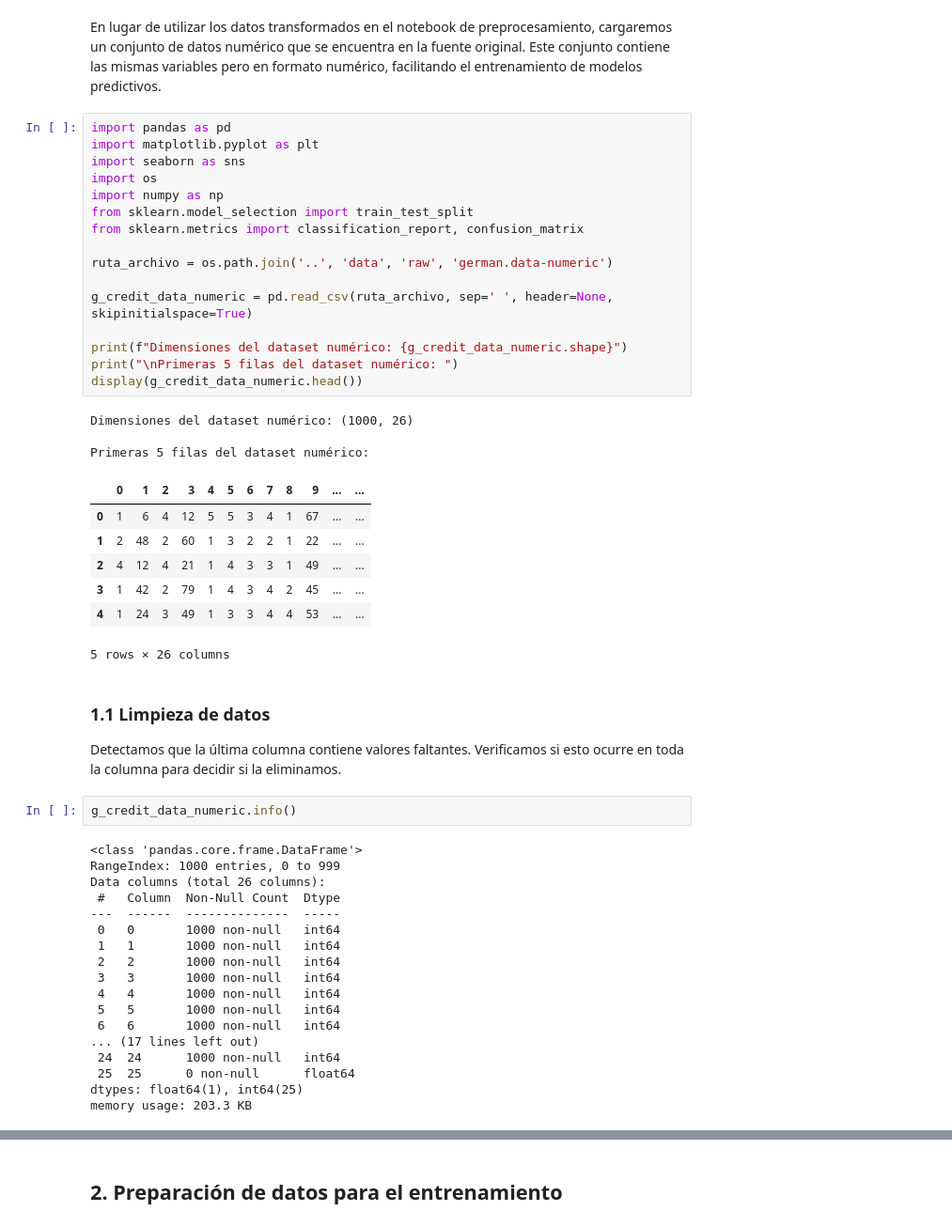
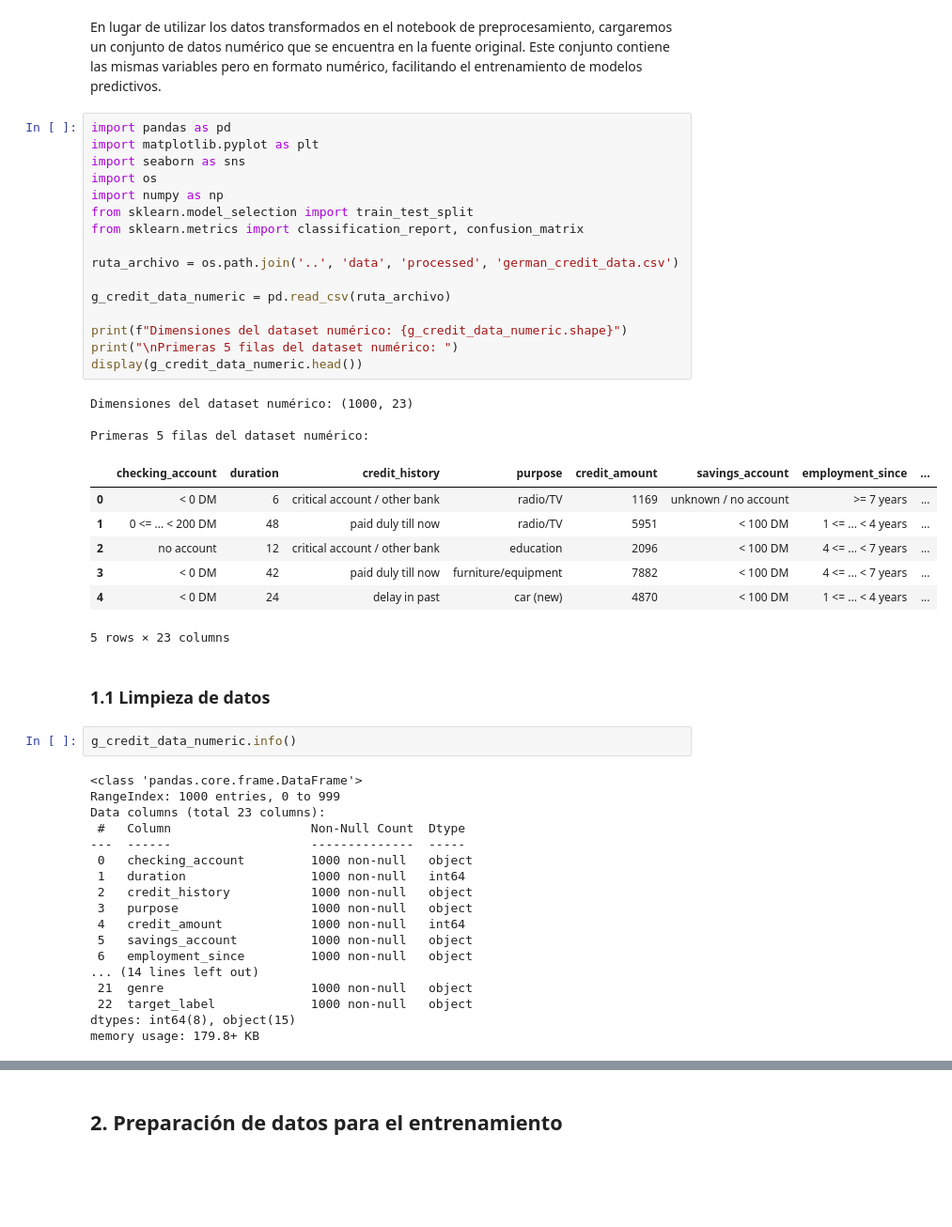
Before and after one commit to Gerardo1909/tpfinal_equidad, a Jupyter notebook: tp_final_fairness_ML/notebooks/03_primer_modelo.ipynb, the cells around one changed output, grey strips where cells are left out. Shown at 94% size. Cells and saved outputs as stored; diff of their text form; blank space fills up the shorter version.

Commit message:
Se descarta el modelo numerico y se usa el procesado con OneHotEncoding

```diff
--- a/tp_final_fairness_ML/notebooks/03_primer_modelo.ipynb
+++ b/tp_final_fairness_ML/notebooks/03_primer_modelo.ipynb
@@ -20,52 +20,49 @@ el entrenamiento de modelos predictivos.
 # %%
 import pandas as pd
 import matplotlib.pyplot as plt
 import seaborn as sns
 import os
 import numpy as np
 from sklearn.model_selection import train_test_split
 from sklearn.metrics import classification_report, confusion_matrix
 
-ruta_archivo = os.path.join('..', 'data', 'raw', 'german.data-numeric')
+ruta_archivo = os.path.join('..', 'data', 'processed', 'german_credit_data.csv')
 
-g_credit_data_numeric = pd.read_csv(ruta_archivo, sep=' ', header=None, skipinitialspace=True)
+g_credit_data_numeric = pd.read_csv(ruta_archivo)
 
 print(f"Dimensiones del dataset numérico: {g_credit_data_numeric.shape}")
 print("\nPrimeras 5 filas del dataset numérico: ")
 display(g_credit_data_numeric.head())
 # %% [output]
-Dimensiones del dataset numérico: (1000, 26)
+Dimensiones del dataset numérico: (1000, 23)
 
 Primeras 5 filas del dataset numérico:
-|  | 0 | 1 | 2 | 3 | 4 | 5 | 6 | 7 | 8 | 9 | ... | ... |
-| 0 | 1 | 6 | 4 | 12 | 5 | 5 | 3 | 4 | 1 | 67 | ... | ... |
-| 1 | 2 | 48 | 2 | 60 | 1 | 3 | 2 | 2 | 1 | 22 | ... | ... |
-| 2 | 4 | 12 | 4 | 21 | 1 | 4 | 3 | 3 | 1 | 49 | ... | ... |
-| 3 | 1 | 42 | 2 | 79 | 1 | 4 | 3 | 4 | 2 | 45 | ... | ... |
-| 4 | 1 | 24 | 3 | 49 | 1 | 3 | 3 | 4 | 4 | 53 | ... | ... |
+|  | checking_account | duration | credit_history | purpose | credit_amount | savings_account | employment_since | ... |
+| 0 | < 0 DM | 6 | critical account / other bank | radio/TV | 1169 | unknown / no account | >= 7 years | ... |
+| 1 | 0 <= ... < 200 DM | 48 | paid duly till now | radio/TV | 5951 | < 100 DM | 1 <= ... < 4 years | ... |
+| 2 | no account | 12 | critical account / other bank | education | 2096 | < 100 DM | 4 <= ... < 7 years | ... |
+| 3 | < 0 DM | 42 | paid duly till now | furniture/equipment | 7882 | < 100 DM | 4 <= ... < 7 years | ... |
+| 4 | < 0 DM | 24 | delay in past | car (new) | 4870 | < 100 DM | 1 <= ... < 4 years | ... |
-5 rows × 26 columns
+5 rows × 23 columns
 # %% [markdown]
 ### 1.1 Limpieza de datos
-
-Detectamos que la última columna contiene valores faltantes. Verificamos si esto
-ocurre en toda la columna para decidir si la eliminamos.
 # %%
 g_credit_data_numeric.info()
 # %% [output]
 <class 'pandas.core.frame.DataFrame'>
 RangeIndex: 1000 entries, 0 to 999
-Data columns (total 26 columns):
- #   Column  Non-Null Count  Dtype
----  ------  --------------  -----
- 0   0       1000 non-null   int64
- 1   1       1000 non-null   int64
- 2   2       1000 non-null   int64
- 3   3       1000 non-null   int64
- 4   4       1000 non-null   int64
- 5   5       1000 non-null   int64
- 6   6       1000 non-null   int64
-... (17 lines left out)
- 24  24      1000 non-null   int64
- 25  25      0 non-null      float64
-dtypes: float64(1), int64(25)
-memory usage: 203.3 KB
+Data columns (total 23 columns):
+ #   Column                   Non-Null Count  Dtype
+---  ------                   --------------  -----
+ 0   checking_account         1000 non-null   object
+ 1   duration                 1000 non-null   int64
+ 2   credit_history           1000 non-null   object
+ 3   purpose                  1000 non-null   object
+ 4   credit_amount            1000 non-null   int64
+ 5   savings_account          1000 non-null   object
+ 6   employment_since         1000 non-null   object
+... (14 lines left out)
+ 21  genre                    1000 non-null   object
+ 22  target_label             1000 non-null   object
+dtypes: int64(8), object(15)
+memory usage: 179.8+ KB
```
Also changed, not shown: parts of 9 cells of this notebook, 2 other files.
